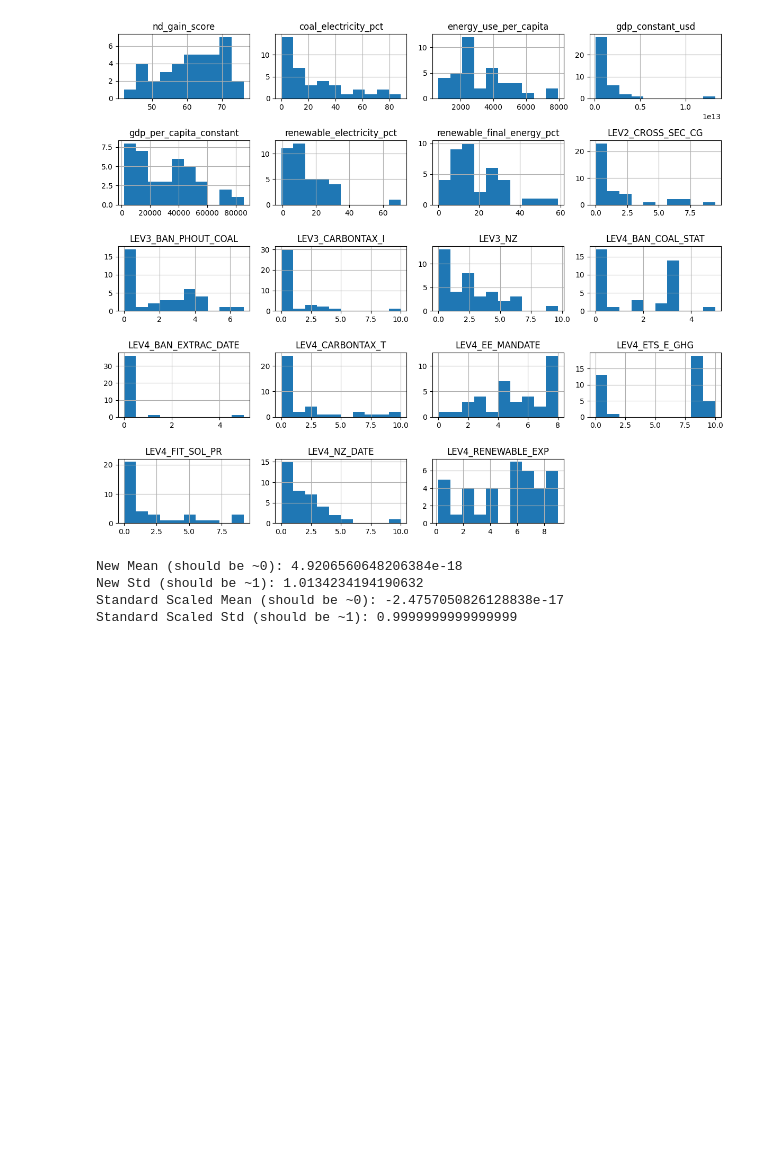
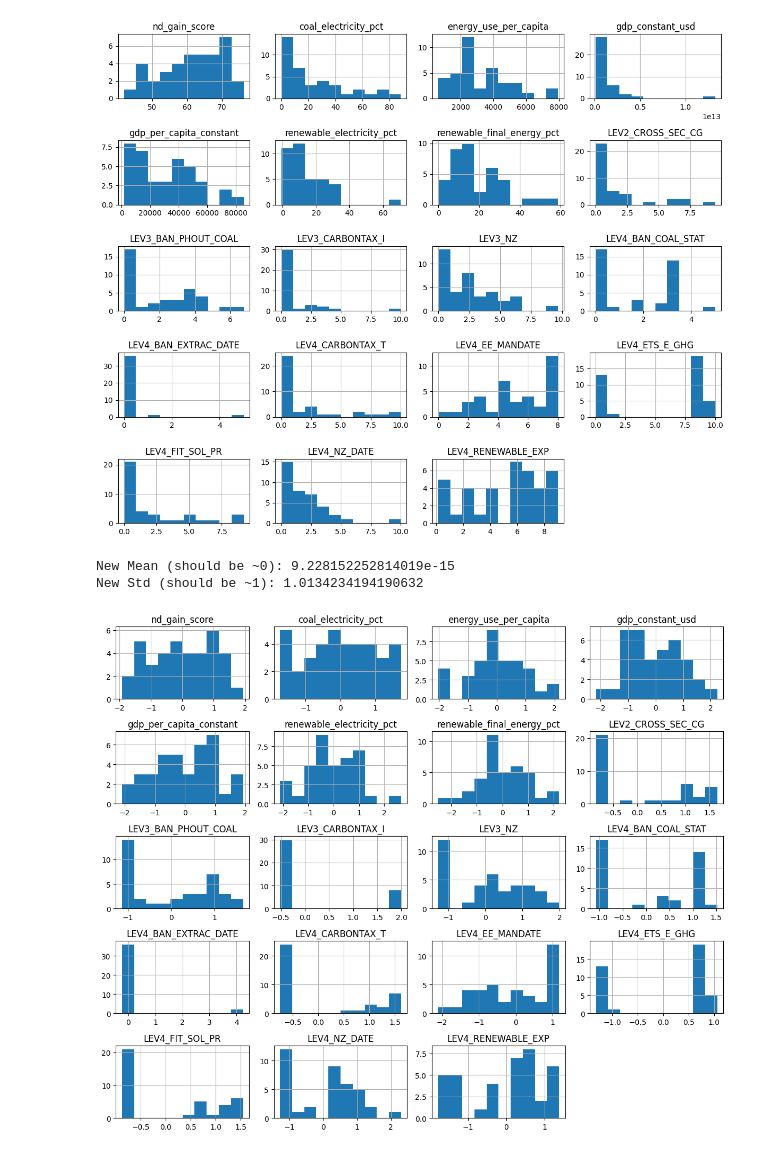
Before and after one commit to irvsam/Identifying-and-Tracking-Climate-Policy-Archetypes, a Jupyter notebook: notebooks/clustering/kmeans/preprocessing.ipynb, the cells around one changed output. Saved outputs shown, nothing was run; the diff lists cells and outputs as text; code cells hidden in the pictures; blank space fills up the shorter version.

```diff
--- a/notebooks/clustering/kmeans/preprocessing.ipynb
+++ b/notebooks/clustering/kmeans/preprocessing.ipynb
@@ -54,26 +54,25 @@ plt.show()
 # %%
 
 
 from sklearn.preprocessing import StandardScaler, PowerTransformer
 # Apply PowerTransformer (Yeo-Johnson)
 pt = PowerTransformer(method='yeo-johnson')
 X_transformed = pt.fit_transform(X)
 
-# Final Standardization
-scaler = StandardScaler()
-X_final = scaler.fit_transform(X_transformed)
 
 # Convert to DataFrame to check results
-X_df = pd.DataFrame(X_final, columns=X.columns)
+X_df = pd.DataFrame(X_transformed, columns=X.columns)
 print("New Mean (should be ~0):", X_df.mean().mean())
 print("New Std (should be ~1):", X_df.std().mean())
 
-# Compare with the scaling used above
-print("Standard Scaled Mean (should be ~0):", X_scaled.mean())
-print("Standard Scaled Std (should be ~1):", X_scaled.std())
+
+# Simple visualisation of distibution of og set
+
+X_df.hist(figsize=(12, 10))
+plt.tight_layout()
+plt.show()
 # %% [output]
-New Mean (should be ~0): 4.9206560648206384e-18
+New Mean (should be ~0): 9.228152252814019e-15
 New Std (should be ~1): 1.0134234194190632
-Standard Scaled Mean (should be ~0): -2.4757050826128838e-17
-Standard Scaled Std (should be ~1): 0.9999999999999999
+[figure, added]
 # %%
```
Also changed, not shown: parts of 3 cells of this notebook, 4 other files.
